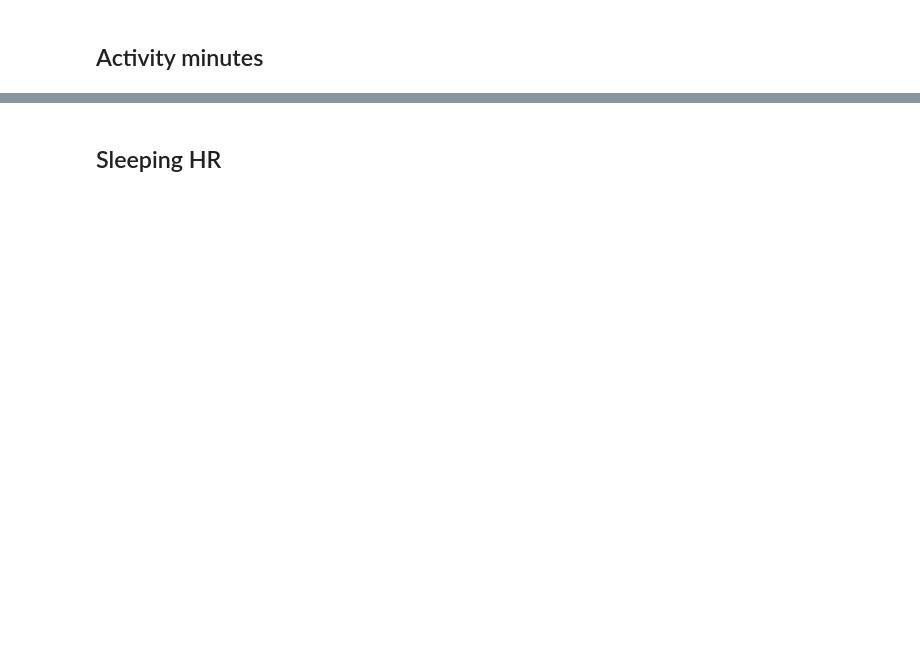
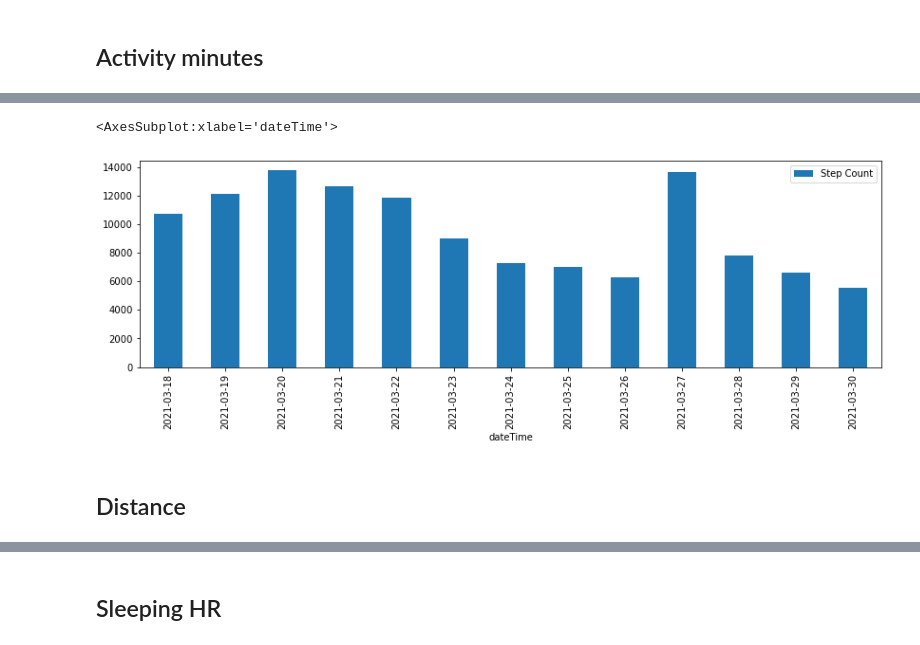
Before and after one commit to arpanghosh8453/public-programs, a Jupyter notebook: Fitbit Data Analyzer/Fitbit HR analyzer.ipynb, the cells around one changed output, grey strips where cells are left out. Saved outputs shown, nothing was run; the diff lists cells and outputs as text; code cells hidden in the pictures; blank space fills up the shorter version.

```diff
--- a/Fitbit Data Analyzer/Fitbit HR analyzer.ipynb
+++ b/Fitbit Data Analyzer/Fitbit HR analyzer.ipynb
@@ -161,0 +170,16 @@ pd.DataFrame(data_activity, index=datetime_list)[['minutesLightlyActive', 'minut
+# %%
+header = {'Authorization': 'Bearer {}'.format(access_token)}
+
+response = requests.get("https://api.fitbit.com/1/user/-/activities/steps/date/"+start_date+"/"+end_date+"/1min.json", headers=header).json()['activities-steps']
+# %%
+step_df = pd.DataFrame(response)
+step_df['dateTime'] = pd.to_datetime(step_df['dateTime'].apply(pd.Timestamp)).dt.date
+step_df['Step Count'] = step_df['value'].apply(int)
+del step_df['value']
+step_df.set_index('dateTime', inplace = True)
+step_df.plot(kind = 'bar')
+# %% [output]
+<AxesSubplot:xlabel='dateTime'>
+[figure, added]
+# %% [markdown]
+<h2>Distance</h2>
```
Also changed, not shown: parts of 18 cells of this notebook, 1 other file.
